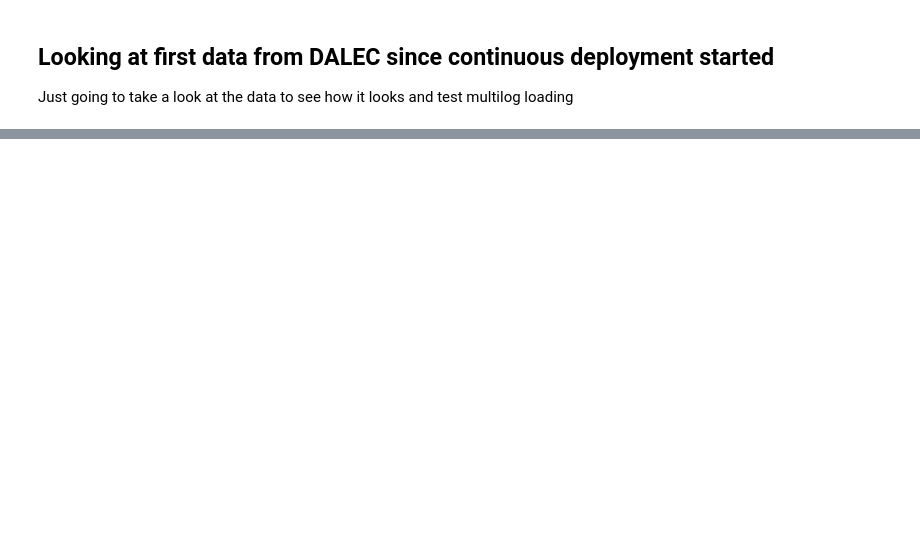
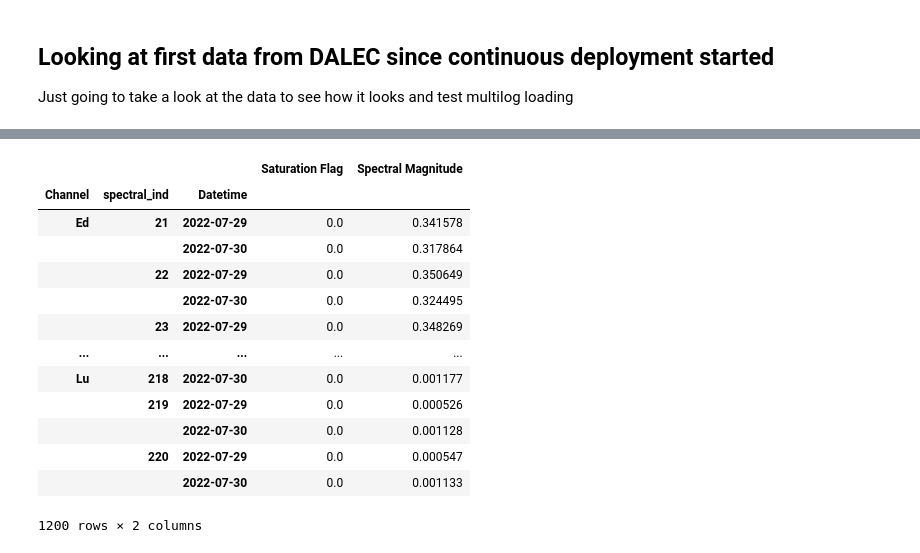
Before and after one commit to scmc72/DALEC_processing, a Jupyter notebook: first-Automated-data.ipynb, the cells around one changed output, grey strips where cells are left out. Drawn from its saved outputs; the diff is of its cells as text; code cells hidden in the pictures; blank space fills up the shorter version.

```diff
--- a/first-Automated-data.ipynb
+++ b/first-Automated-data.ipynb
@@ -266,0 +308,23 @@ for i in range(6225, 7248):
+# %%
+# okay this is the stuff I've been wanting
+
+level_values = multiLog.index.get_level_values
+result = (multiLog.groupby(['Channel', 'spectral_ind']
+                           +[pd.Grouper(freq='1D', level='Datetime')]).mean())
+# %%
+result
+# %% [output]
+|  |  |  | Saturation Flag | Spectral Magnitude |
+| Channel | spectral_ind | Datetime |  |  |
+| Ed | 21 | 2022-07-29 | 0.0 | 0.341578 |
+|  |  | 2022-07-30 | 0.0 | 0.317864 |
+|  | 22 | 2022-07-29 | 0.0 | 0.350649 |
+|  |  | 2022-07-30 | 0.0 | 0.324495 |
+|  | 23 | 2022-07-29 | 0.0 | 0.348269 |
+| ... | ... | ... | ... | ... |
+| Lu | 218 | 2022-07-30 | 0.0 | 0.001177 |
+|  | 219 | 2022-07-29 | 0.0 | 0.000526 |
+|  |  | 2022-07-30 | 0.0 | 0.001128 |
+|  | 220 | 2022-07-29 | 0.0 | 0.000547 |
+|  |  | 2022-07-30 | 0.0 | 0.001133 |
+1200 rows × 2 columns
```
Also changed, not shown: parts of 17 cells of this notebook, 3 other files.
